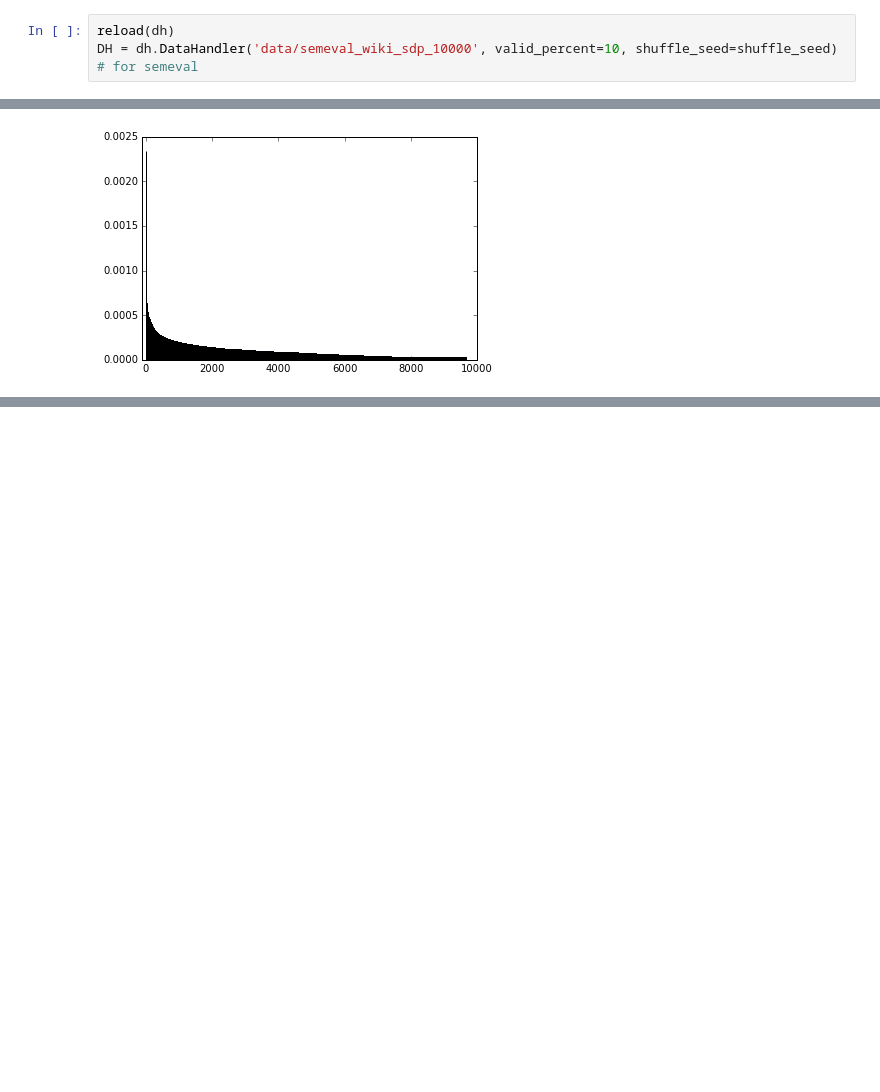
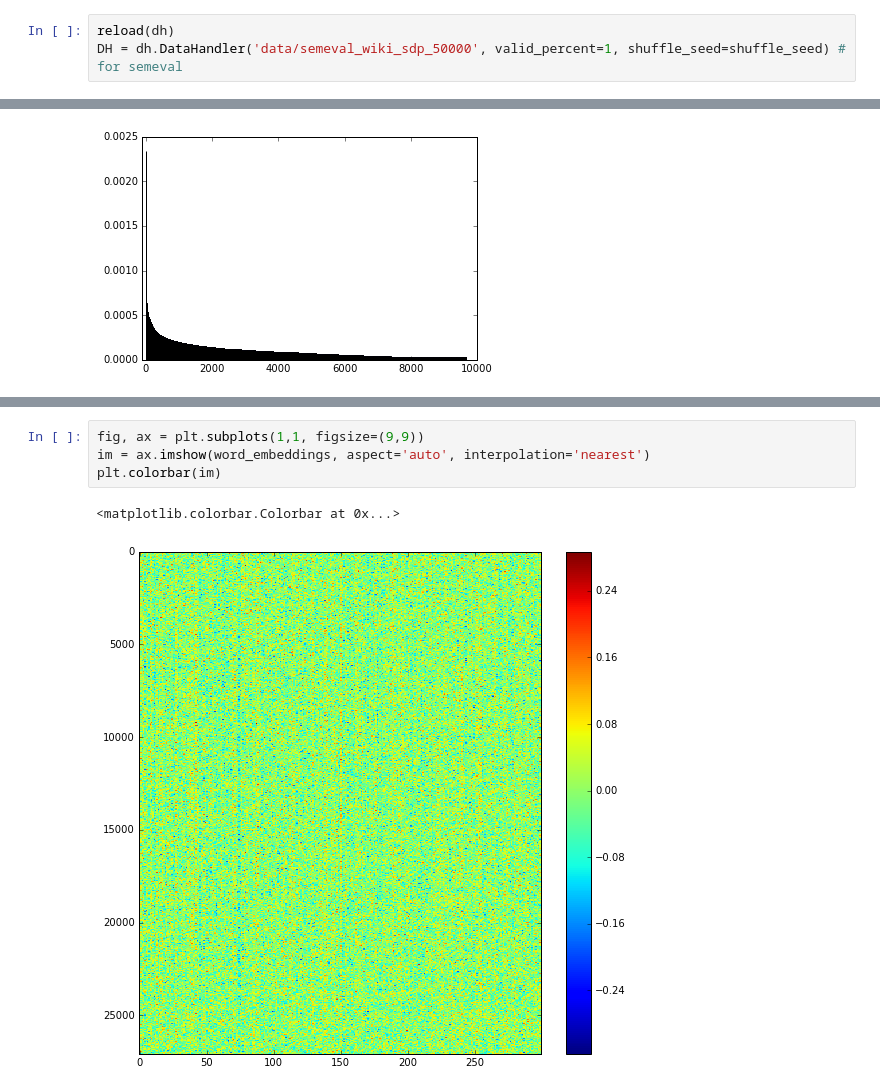
Before and after one commit to teffland/Relation-Extraction, a Jupyter notebook: RelEmbed Supervised with wikipretrain.ipynb, the cells around one changed output, grey strips where cells are left out. Drawn from its saved outputs; the diff is of its cells as text; blank space fills up the shorter version.

```diff
--- a/RelEmbed Supervised with wikipretrain.ipynb
+++ b/RelEmbed Supervised with wikipretrain.ipynb
@@ -34,7 +36,7 @@ import experiment_helper as eh
 shuffle_seed = 20
 # %%
 reload(dh)
-DH = dh.DataHandler('data/semeval_wiki_sdp_10000', valid_percent=10, shuffle_seed=shuffle_seed) # for semeval
+DH = dh.DataHandler('data/semeval_wiki_sdp_50000', valid_percent=1, shuffle_seed=shuffle_seed) # for semeval
 # %% [output]
 Creating Data objects...
 Done creating Data objects
@@ -284,0 +397,7 @@ plt.xlim(-100,10000)
+# %%
+fig, ax = plt.subplots(1,1, figsize=(9,9))
+im = ax.imshow(word_embeddings, aspect='auto', interpolation='nearest')
+plt.colorbar(im)
+# %% [output]
+<matplotlib.colorbar.Colorbar at 0x...>
+[figure, added]
```
Also changed, not shown: parts of 15 cells of this notebook, 4 other files.
